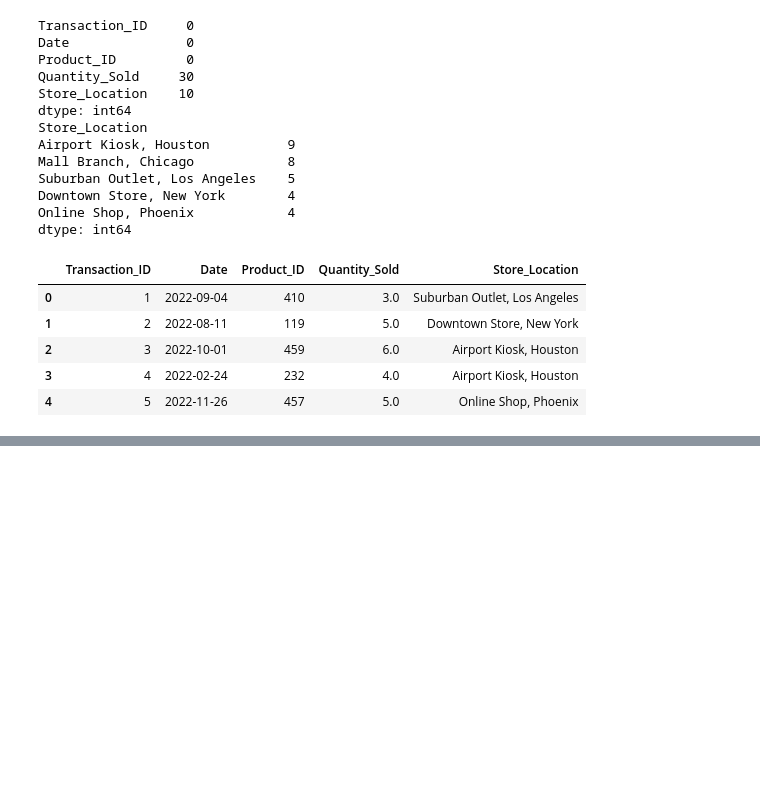
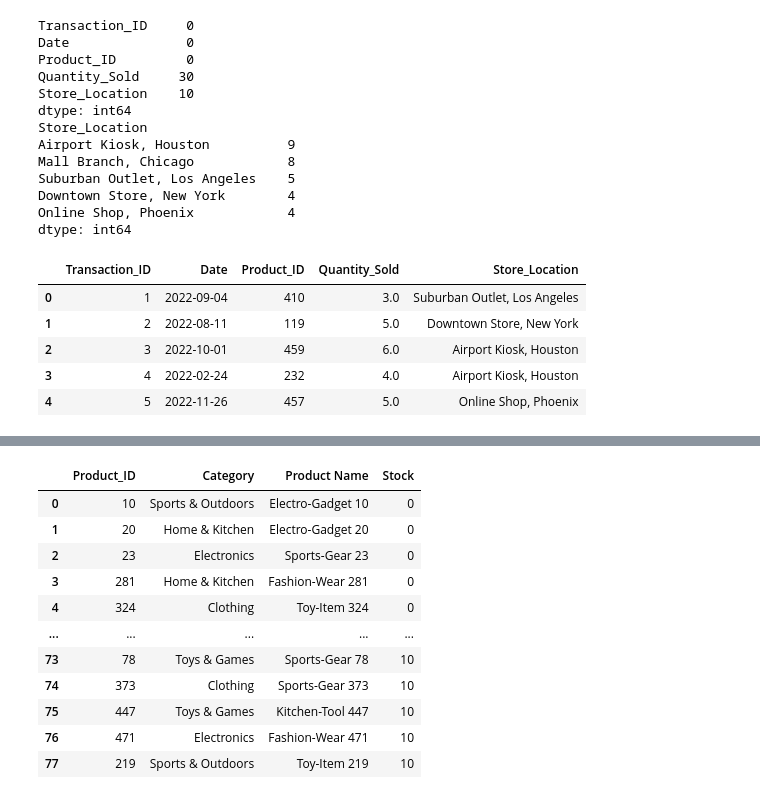
Before and after one commit to Alerdo/Data-Analysis-Daily, a Jupyter notebook: Day_1 Retail_Analysis/Day_1_Retail_Analysis.ipynb, the cells around one changed output, grey strips where cells are left out. Cells and saved outputs as stored; diff of their text form; code cells hidden in the pictures; blank space fills up the shorter version.

Commit message:
Analyse Inventory Data

```diff
--- a/Day_1 Retail_Analysis/Day_1_Retail_Analysis.ipynb
+++ b/Day_1 Retail_Analysis/Day_1_Retail_Analysis.ipynb
@@ -167,0 +174,16 @@ Checkign for outlier or anomalies in the sales dataframe.
+# %%
+
+from sqlalchemy import create_engine
+engine = create_engine('mysql+pymysql://root@localhost/retail_database')
+
+inventory_df.to_sql('inventory_data', engine, if_exists='append', index=False)
+sales_df.to_sql('sales_transactions', engine, if_exists='append', index=False)
+# %%
+with engine.connect() as connection:
+
+    inventory_df = pd.read_sql("SELECT * FROM inventory_data LIMIT 5", connection)
+    sales_df = pd.read_sql("SELECT * FROM sales_transactions ORDER BY Date LIMIT 5", connection)
+
+    # Display the DataFrames
+    display(inventory_df)
+    display(sales_df)
@@ -167,0 +207,65 @@ Checkign for outlier or anomalies in the sales dataframe.
+# %%
+with engine.connect() as connection:
+
+    print("1)------------PRODUCTS WITH STOCK LESS THAN 10 --------------")
+    low_stock = pd.read_sql("""
+    SELECT Product_ID,Category, Description as "Product Name", Stock
+    FROM inventory_data
+    WHERE Stock <= 10
+    ORDER BY Stock ASC
+    """, connection)
+    display(low_stock)
+
+    print("2)------------VALUE OF PRODUCTS IN STOCK PER EACH CATEGORY --------------")
+    category_value_in_stock = pd.read_sql("""
+    SELECT Category, SUM(Stock) as "Value of Stock"
+    FROM inventory_data
+    GROUP BY Category;
+    """, connection)
+
+    display(category_value_in_stock)
+
+
+    ##I am adding another extra requriment, I will compare the stock levels against the sales per product and per category
+    #FIRST I will be finding  the sales per each  product in all stores, I have to perform an Left Join to get name of each product
+    #and to clearly see the stock level against the items sold
+
+    print("3)----------PRODUCTS SOLD DURING THIS YEAR AND CURRENT STOCK -------------")
+    product_sales_stock = pd.read_sql("""
+    SELECT i.Description as "Product_Name", SUM(s.Quantity_Sold) as Sold, i.Stock
+    FROM inventory_data as i
+    LEFT JOIN sales_transactions as s ON i.Product_ID = s.Product_ID
+    GROUP BY s.Product_ID
+    ORDER BY Sold DESC
+    """, connection)
+    display(product_sales_stock)
+
+    #I will now compare the stock leveles against the sales per category, identifying the categories at risk
+
+    print("4)--------------CATEGORY SALES COMPARED WITH  THE STOCK LEVEL OF THE THAT CATEGORY --------------------------")
+
+
+    category_sales_stock = pd.read_sql("""
+    SELECT i.Category, SUM(s.Quantity_Sold) as Category_Sales, SUM(i.Stock) as Category_Stock
+    FROM inventory_data as i
+    LEFT JOIN sales_transactions as s ON i.Product_ID = s.Product_ID
+    GROUP BY i.Category
+    ORDER BY Category_Stock ASC
+    """, connection)
+
+    display(category_sales_stock)
+
+    #Here we can tell that the stock per given category is quite balanced but per each products
+    #the store lacks many top selling products  so I will identify using SQL the top sold products that got lack of stock or low stock
+    print("5)--------------TOP SOLD PRODUCT WITH STOCK LEVEL < 20 --------------------------")
+    top_selling_low_stock =  pd.read_sql("""
+    SELECT i.Description as "Product_Name", SUM(s.Quantity_Sold) AS Quantity_Sold, Stock
+    FROM inventory_data as i
+    LEFT JOIN sales_transactions as s ON i.Product_ID = s.Product_ID
+    Where Stock < 20
+    GROUP BY i.Description
+    ORDER BY Quantity_Sold DESC
+    """, connection)
+
+    display(top_selling_low_stock)
+# %% [output]
@@ -167,0 +273,12 @@ Checkign for outlier or anomalies in the sales dataframe.
+|  | Product_ID | Category | Product Name | Stock |
+| 0 | 10 | Sports & Outdoors | Electro-Gadget 10 | 0 |
+| 1 | 20 | Home & Kitchen | Electro-Gadget 20 | 0 |
+| 2 | 23 | Electronics | Sports-Gear 23 | 0 |
+| 3 | 281 | Home & Kitchen | Fashion-Wear 281 | 0 |
+| 4 | 324 | Clothing | Toy-Item 324 | 0 |
+| ... | ... | ... | ... | ... |
+| 73 | 78 | Toys & Games | Sports-Gear 78 | 10 |
+| 74 | 373 | Clothing | Sports-Gear 373 | 10 |
+| 75 | 447 | Toys & Games | Kitchen-Tool 447 | 10 |
+| 76 | 471 | Electronics | Fashion-Wear 471 | 10 |
+| 77 | 219 | Sports & Outdoors | Toy-Item 219 | 10 |
```
Also changed, not shown: parts of 13 cells of this notebook.
